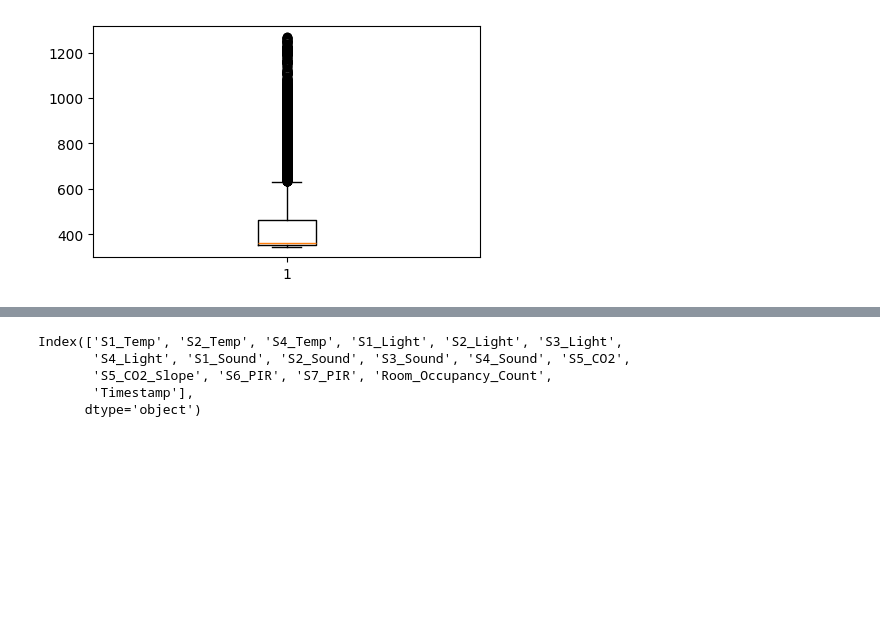
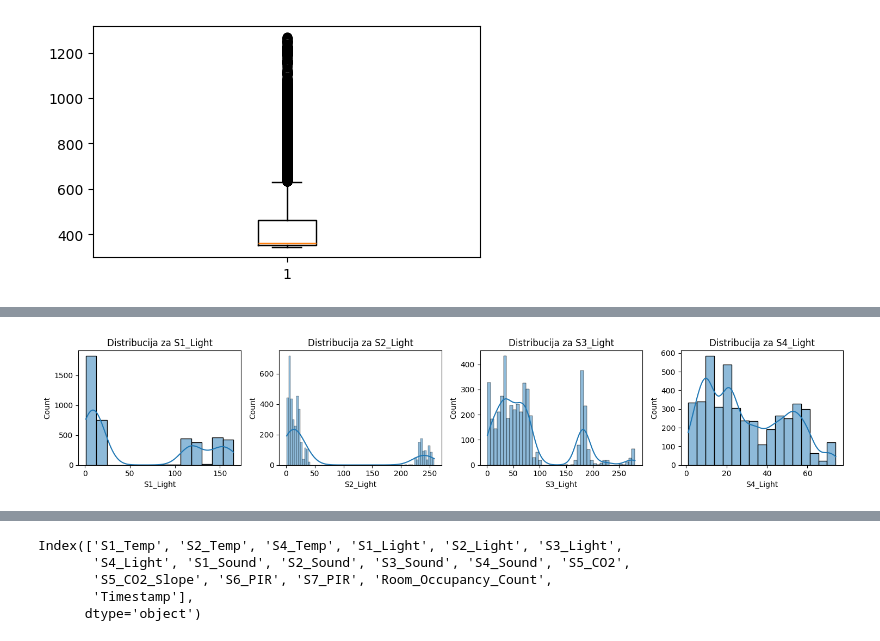
Before and after one commit to NastasijaaS/Machine-Learning-Classification, a Jupyter notebook: projekat1.ipynb, the cells around one changed output, grey strips where cells are left out. Saved outputs shown, nothing was run; the diff lists cells and outputs as text; code cells hidden in the pictures; blank space fills up the shorter version.

```diff
--- a/projekat1.ipynb
+++ b/projekat1.ipynb
@@ -228,0 +277,15 @@ for column in data.columns[7:13]:
+# %%
+selected_columns = data.columns[4:8]
+
+plt.figure(figsize=(15, 8))
+
+for i, column in enumerate(selected_columns, 1):
+    plt.subplot(3, 4, i)
+    filtered_data = data.loc[data[column] > 0][column]
+    sns.histplot(filtered_data, kde=True)
+    plt.title(f'Distribucija za {column}')
+
+plt.tight_layout()
+plt.show()
+# %% [output]
+[figure, added]
```
Also changed, not shown: parts of 200 cells of this notebook.
